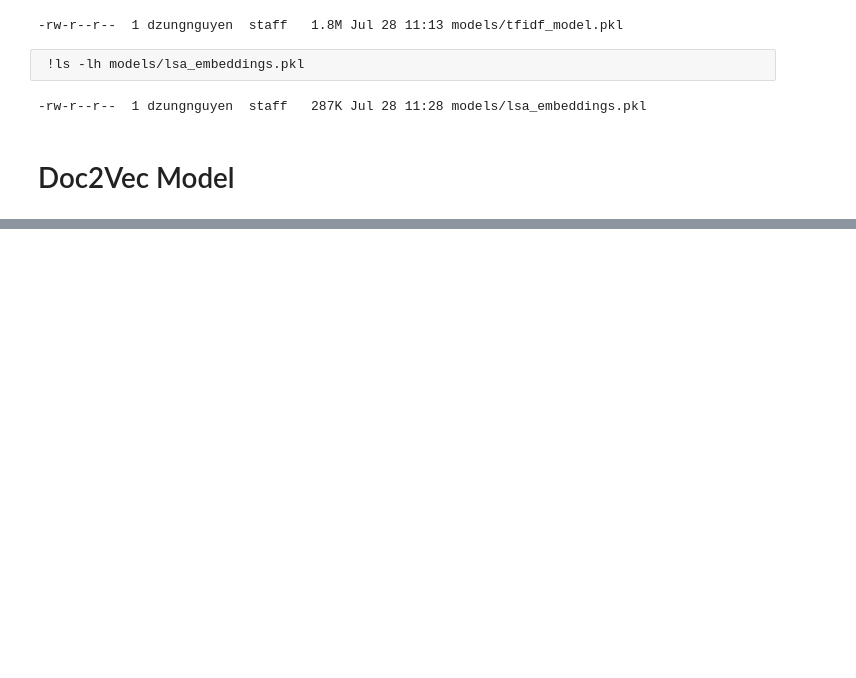
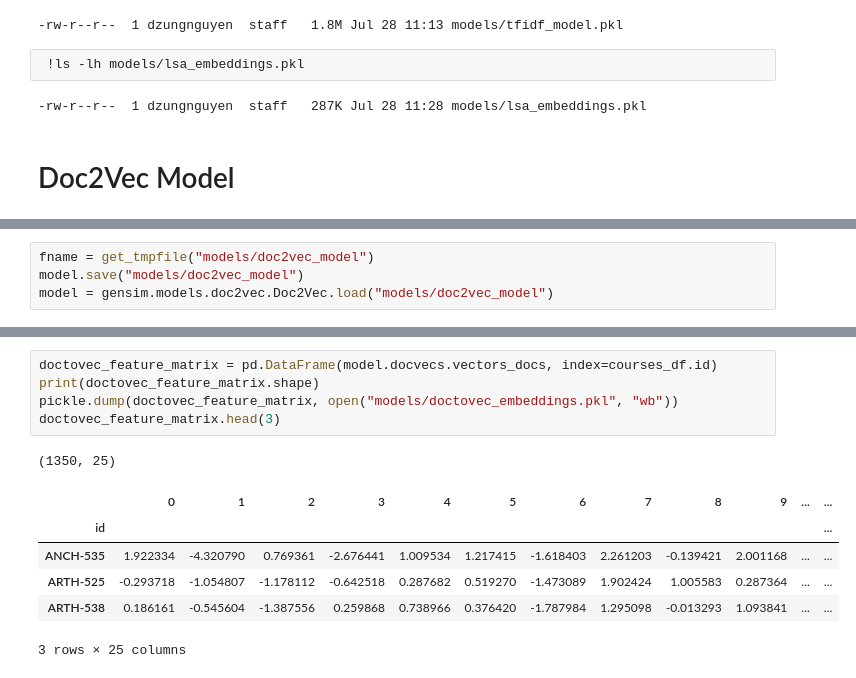
Before and after one commit to dzungpng/nlp-course-recommender-engine, a Jupyter notebook: train_model.ipynb, the cells around one changed output, grey strips where cells are left out. Saved outputs shown, nothing was run; the diff lists cells and outputs as text; blank space fills up the shorter version.

Commit message:
Added Doc2Vec embedding

```diff
--- a/train_model.ipynb
+++ b/train_model.ipynb
@@ -210,0 +232,4 @@ print len(documents)
+# %%
+fname = get_tmpfile("models/doc2vec_model")
+model.save("models/doc2vec_model")
+model = gensim.models.doc2vec.Doc2Vec.load("models/doc2vec_model")
@@ -210,0 +246,13 @@ print len(documents)
+# %%
+doctovec_feature_matrix = pd.DataFrame(model.docvecs.vectors_docs, index=courses_df.id)
+print(doctovec_feature_matrix.shape)
+pickle.dump(doctovec_feature_matrix, open("models/doctovec_embeddings.pkl", "wb"))
+doctovec_feature_matrix.head(3)
+# %% [output]
+(1350, 25)
+|  | 0 | 1 | 2 | 3 | 4 | 5 | 6 | 7 | 8 | 9 | ... | ... |
+| id |  |  |  |  |  |  |  |  |  |  |  | ... |
+| ANCH-535 | 1.922334 | -4.320790 | 0.769361 | -2.676441 | 1.009534 | 1.217415 | -1.618403 | 2.261203 | -0.139421 | 2.001168 | ... | ... |
+| ARTH-525 | -0.293718 | -1.054807 | -1.178112 | -0.642518 | 0.287682 | 0.519270 | -1.473089 | 1.902424 | 1.005583 | 0.287364 | ... | ... |
+| ARTH-538 | 0.186161 | -0.545604 | -1.387556 | 0.259868 | 0.738966 | 0.376420 | -1.787984 | 1.295098 | -0.013293 | 1.093841 | ... | ... |
+3 rows × 25 columns
```
Also changed, not shown: parts of 6 cells of this notebook, 3 other files.
